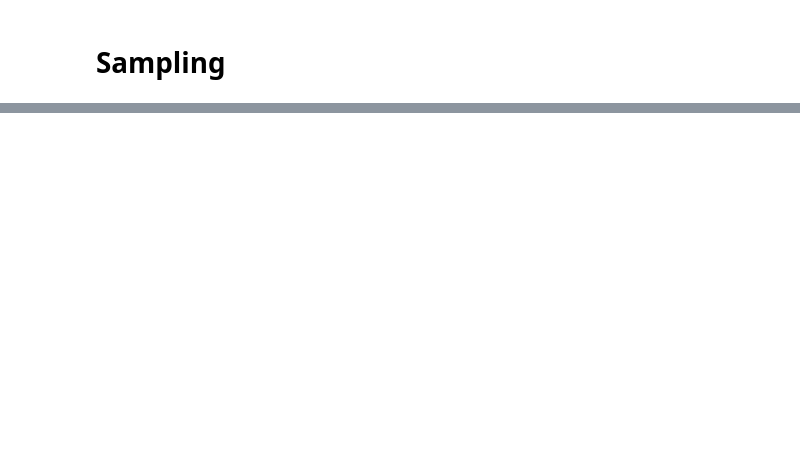
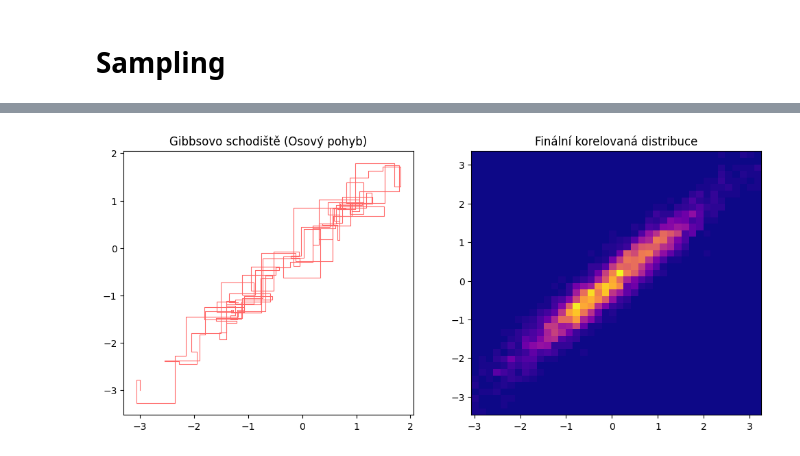
Before and after one commit to SerGor000/DaMaGEbook, a Jupyter notebook: Coding/Cheatsheets/sampling.ipynb, the cells around one changed output, grey strips where cells are left out. Saved outputs shown, nothing was run; the diff lists cells and outputs as text; code cells hidden in the pictures; blank space fills up the shorter version.

```diff
--- a/Coding/Cheatsheets/sampling.ipynb
+++ b/Coding/Cheatsheets/sampling.ipynb
@@ -38,0 +194,27 @@ ax.scatter(x, y, c=y, s=x)
+# %%
+import numpy as np
+import matplotlib.pyplot as plt
+
+n_iter = 2000
+rho = 0.95
+samples = [[-3.0, -3.0]]
+for _ in range(n_iter):
+    curr_y = samples[-1][1]
+    new_x = np.random.normal(rho * curr_y, np.sqrt(1 - rho**2))
+    samples.append([new_x, curr_y]) # Horizontální krok
+    new_y = np.random.normal(rho * new_x, np.sqrt(1 - rho**2))
+    samples.append([new_x, new_y]) # Vertikální krok
+
+s = np.array(samples)
+fig, ax = plt.subplots(1, 2, figsize=(12, 5))
+
+# Cesta parametrů (schody)
+ax[0].plot(s[:200, 0], s[:200, 1], 'r-', lw=0.8, alpha=0.6)
+ax[0].set_title("Gibbsovo schodiště (Osový pohyb)")
+
+# Finální histogram
+ax[1].hist2d(s[:,0], s[:,1], bins=40, cmap='plasma')
+ax[1].set_title("Finální korelovaná distribuce")
+plt.show()
+# %% [output]
+[figure, added]
```
Also changed, not shown: parts of 10 cells of this notebook, 4 other files.
